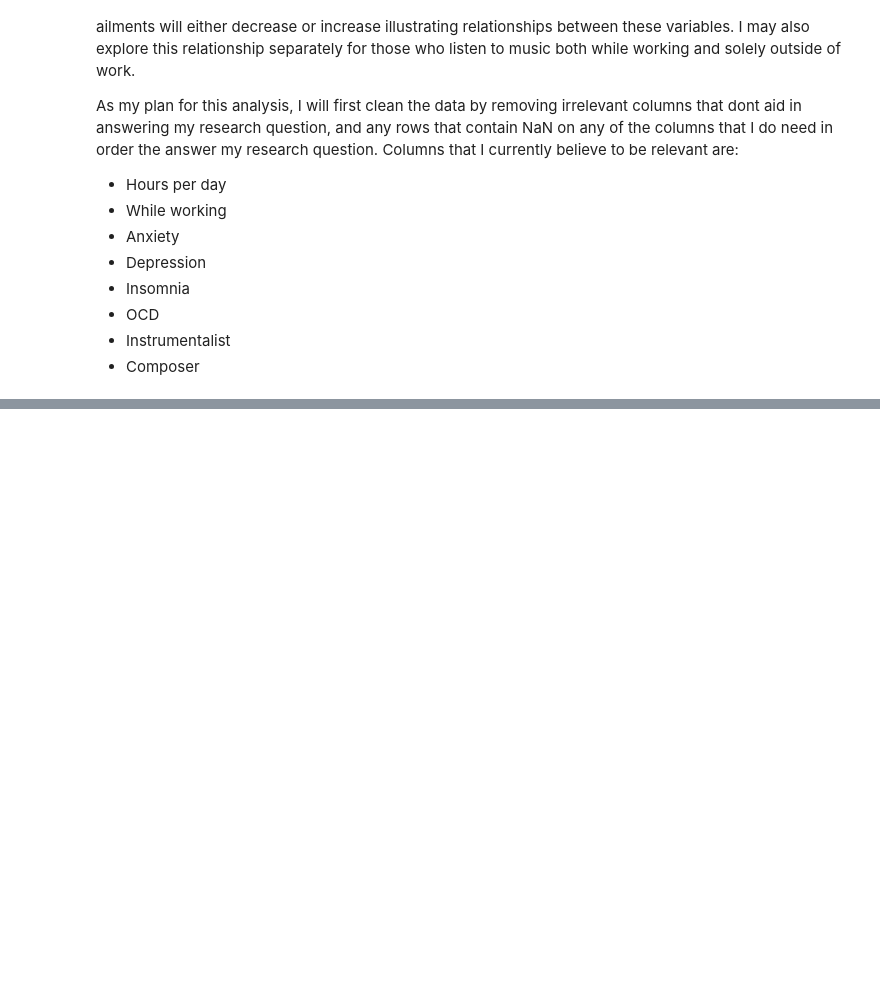
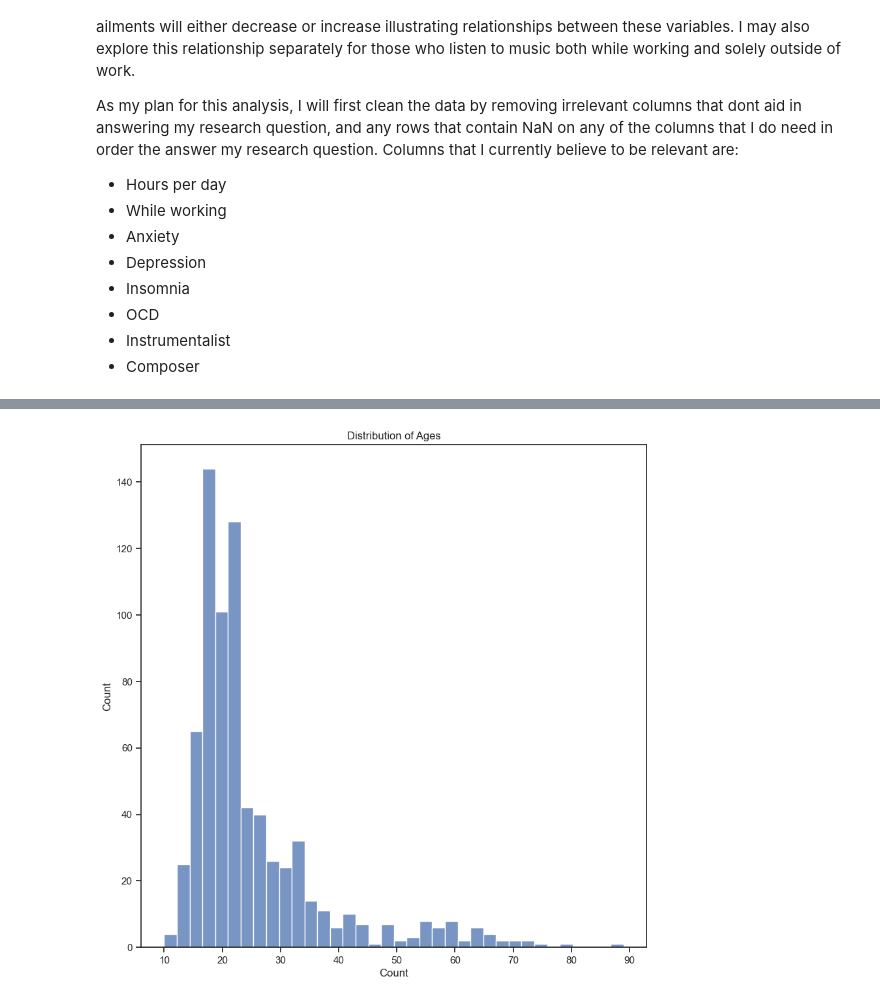
Before and after one commit to ubco-W2022T2-data301/project-group29, a Jupyter notebook: analysis/analysis1.ipynb, the cells around one changed output, grey strips where cells are left out. Cells and saved outputs as stored; diff of their text form; code cells hidden in the pictures; blank space fills up the shorter version.

```diff
--- a/analysis/analysis1.ipynb
+++ b/analysis/analysis1.ipynb
@@ -42,0 +89,6 @@ As my plan for this analysis, I will first clean the data by removing irrelevant
+# %%
+# count plot of Ages
+fig, ax = plt.subplots(figsize=(10, 10))
+ageCountPlot = sns.histplot(data = data, x = "Age").set(title = "Distribution of Ages", xlabel = "Count")
+# %% [output]
+[figure, added]
```
Also changed, not shown: parts of 10 cells of this notebook.
